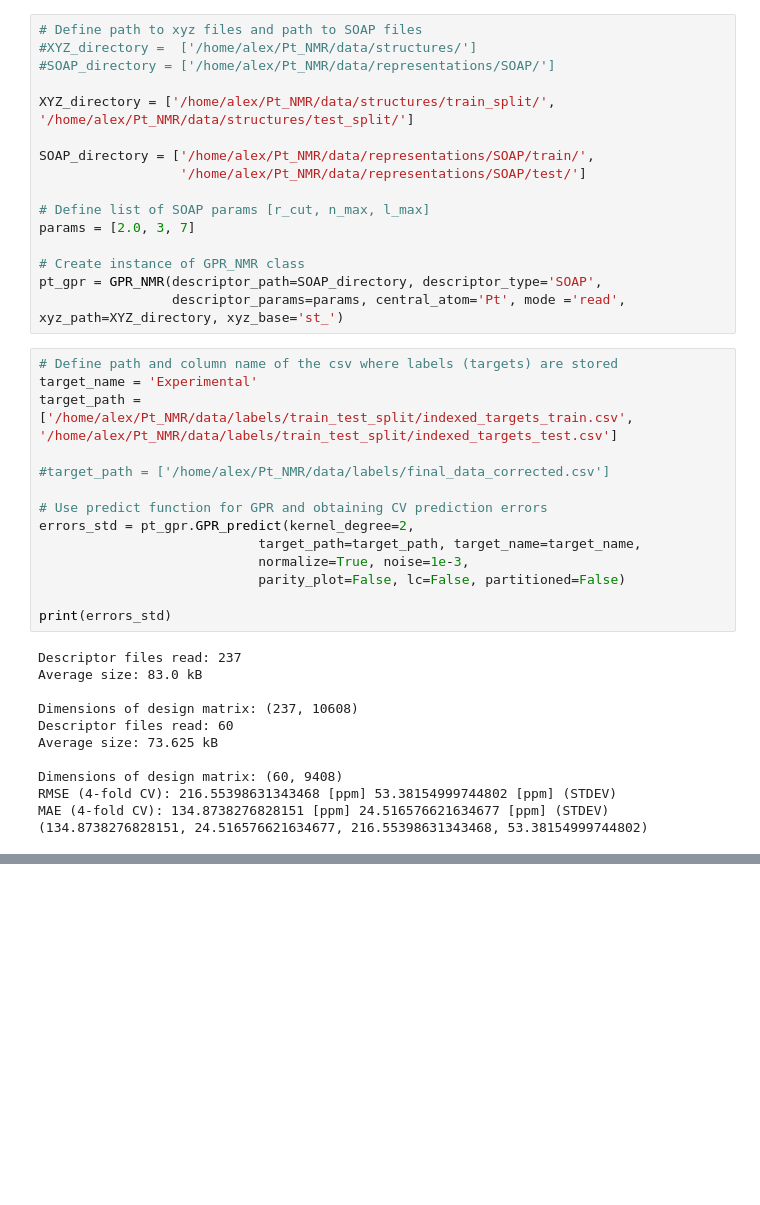
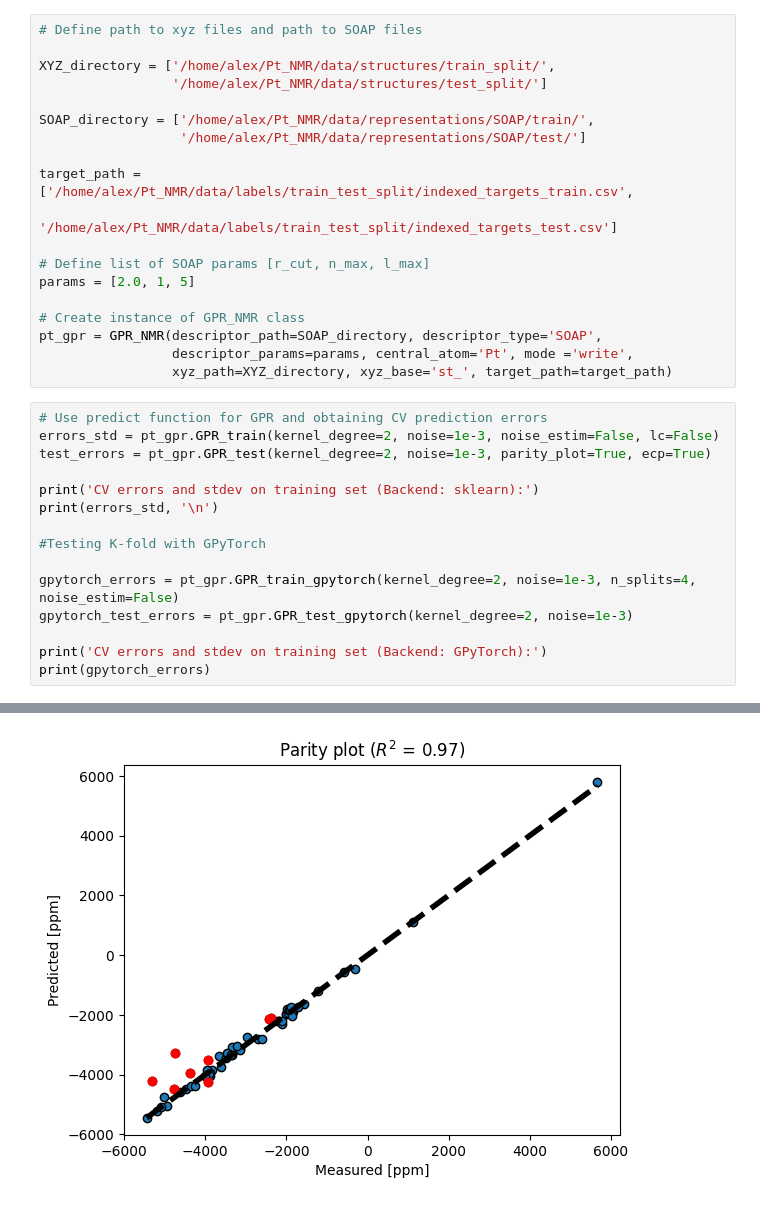
Before and after one commit to amessl/GPR-for-Pt-shift-prediction, a Jupyter notebook: src/example_use.ipynb, the cells around one changed output, grey strips where cells are left out. Drawn from its saved outputs; the diff is of its cells as text; blank space fills up the shorter version.

Commit message:
Added methods for training with GPyTorch

```diff
--- a/src/example_use.ipynb
+++ b/src/example_use.ipynb
@@ -3,42 +3,35 @@ from code.NMR_predict import GPR_NMR
 # %%
 # Define path to xyz files and path to SOAP files
-#XYZ_directory =  ['/home/alex/Pt_NMR/data/structures/']
-#SOAP_directory = ['/home/alex/Pt_NMR/data/representations/SOAP/']
 
-XYZ_directory = ['/home/alex/Pt_NMR/data/structures/train_split/', '/home/alex/Pt_NMR/data/structures/test_split/']
+XYZ_directory = ['/home/alex/Pt_NMR/data/structures/train_split/',
+                 '/home/alex/Pt_NMR/data/structures/test_split/']
 
 SOAP_directory = ['/home/alex/Pt_NMR/data/representations/SOAP/train/',
                   '/home/alex/Pt_NMR/data/representations/SOAP/test/']
 
+target_path = ['/home/alex/Pt_NMR/data/labels/train_test_split/indexed_targets_train.csv',
+               '/home/alex/Pt_NMR/data/labels/train_test_split/indexed_targets_test.csv']
+
 # Define list of SOAP params [r_cut, n_max, l_max]
-params = [2.0, 3, 7]
+params = [2.0, 1, 5]
 
 # Create instance of GPR_NMR class
 pt_gpr = GPR_NMR(descriptor_path=SOAP_directory, descriptor_type='SOAP',
-                 descriptor_params=params, central_atom='Pt', mode ='read', xyz_path=XYZ_directory, xyz_base='st_')
+                 descriptor_params=params, central_atom='Pt', mode ='write',
+                 xyz_path=XYZ_directory, xyz_base='st_', target_path=target_path)
-# %%
-# Define path and column name of the csv where labels (targets) are stored
-target_name = 'Experimental'
-target_path = ['/home/alex/Pt_NMR/data/labels/train_test_split/indexed_targets_train.csv', '/home/alex/Pt_NMR/data/labels/train_test_split/indexed_targets_test.csv']
-
-#target_path = ['/home/alex/Pt_NMR/data/labels/final_data_corrected.csv']
-
-# Use predict function for GPR and obtaining CV prediction errors
-errors_std = pt_gpr.GPR_predict(kernel_degree=2,
-                            target_path=target_path, target_name=target_name,
-                            normalize=True, noise=1e-3,
-                            parity_plot=False, lc=False, partitioned=False)
-
-print(errors_std)
-# %% [output]
-Descriptor files read: 237
-Average size: 83.0 kB
-
-Dimensions of design matrix: (237, 10608)
-Descriptor files read: 60
-Average size: 73.625 kB
-
-Dimensions of design matrix: (60, 9408)
-RMSE (4-fold CV): 216.55398631343468 [ppm] 53.38154999744802 [ppm] (STDEV)
-MAE (4-fold CV): 134.8738276828151 [ppm] 24.516576621634677 [ppm] (STDEV)
-(134.8738276828151, 24.516576621634677, 216.55398631343468, 53.38154999744802)
+# %%
+# Use predict function for GPR and obtaining CV prediction errors
+errors_std = pt_gpr.GPR_train(kernel_degree=2, noise=1e-3, noise_estim=False, lc=False)
+test_errors = pt_gpr.GPR_test(kernel_degree=2, noise=1e-3, parity_plot=True, ecp=True)
+
+print('CV errors and stdev on training set (Backend: sklearn):')
+print(errors_std, '\n')
+
+#Testing K-fold with GPyTorch
+
+gpytorch_errors = pt_gpr.GPR_train_gpytorch(kernel_degree=2, noise=1e-3, n_splits=4, noise_estim=False)
+gpytorch_test_errors = pt_gpr.GPR_test_gpytorch(kernel_degree=2, noise=1e-3)
+
+print('CV errors and stdev on training set (Backend: GPyTorch):')
+print(gpytorch_errors)
+# %% [output]
@@ -44,0 +48 @@ MAE (4-fold CV): 134.8738276828151 [ppm] 24.516576621634677 [ppm] (STDEV)
+[figure, added]
```
Also changed, not shown: parts of 8 cells of this notebook, 8 other files.
